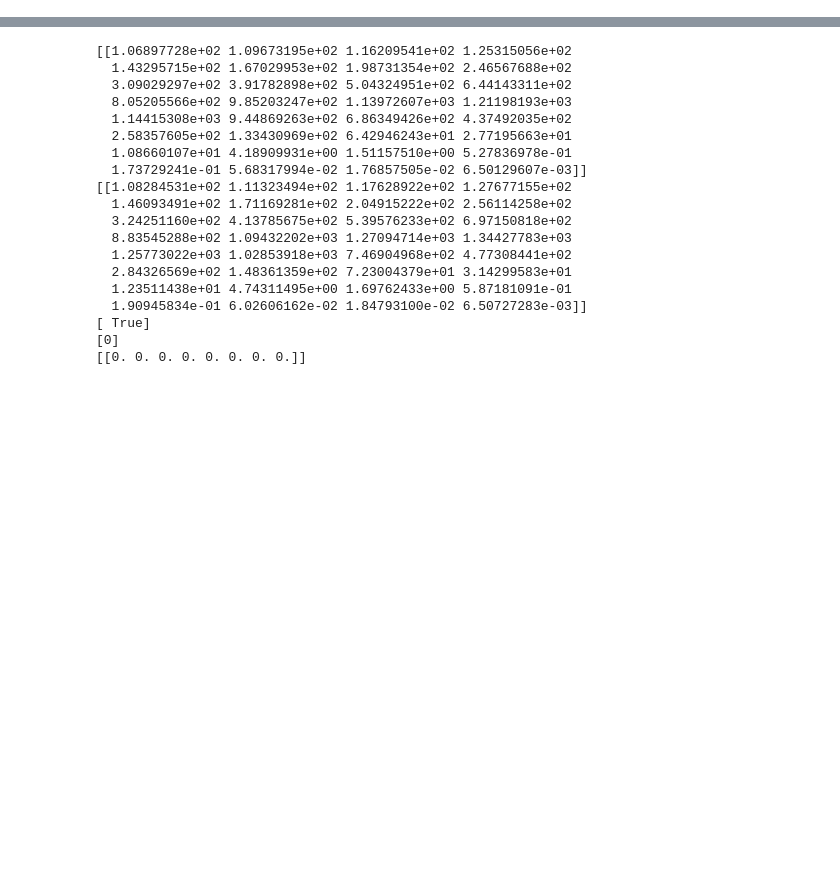
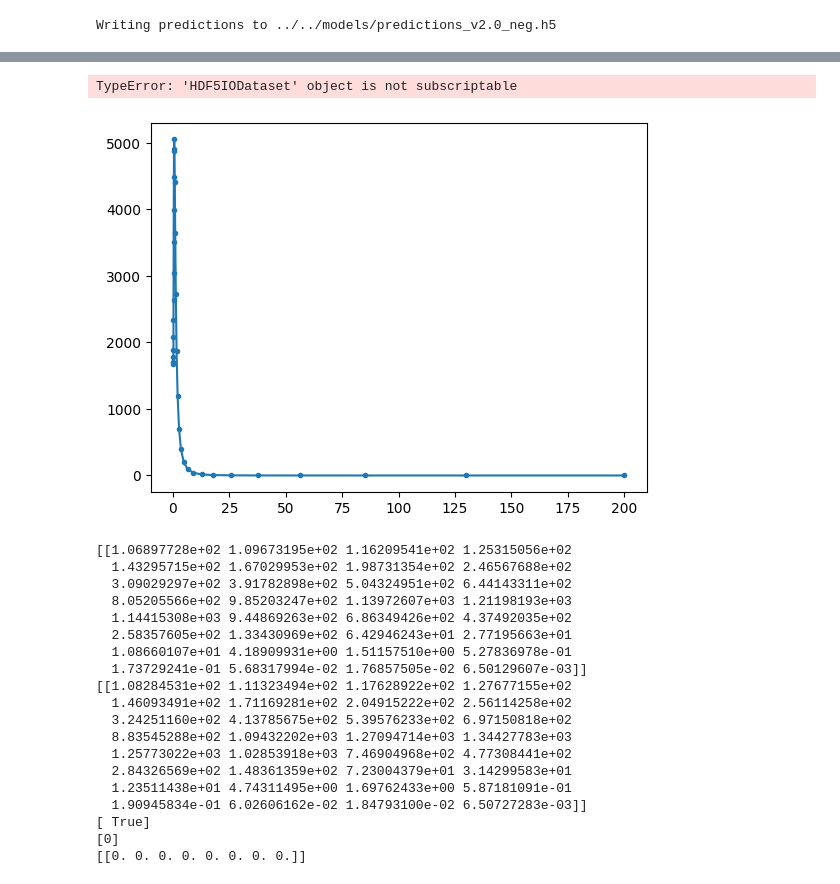
Before and after one commit to hawaii-ai/GalacticCosmicRays, a Jupyter notebook: 2023/analysis/analyze_nn.ipynb, the cells around one changed output, grey strips where cells are left out. Cells and saved outputs as stored; diff of their text form; code cells hidden in the pictures; blank space fills up the shorter version.

```diff
--- a/2023/analysis/analyze_nn.ipynb
+++ b/2023/analysis/analyze_nn.ipynb
@@ -84,19 +185,34 @@ yhat = model.predict(xbatch)
+# %%
+# Create h5 file in model directory
+model_dir = os.path.dirname(model_path)
+h5_path = f'{model_dir}/predictions_{model_version}_{polarity}.h5'
+
+print(f'Writing predictions to {h5_path}')
+with h5py.File(h5_path, 'w') as predictions:
+    predictions.create_dataset('predictions', data=pred)
+    predictions.create_dataset('train_1_test_0_neither_2', data=train_test_neither)
+    predictions.create_dataset('imodel', data=imodel)
+    predictions.create_dataset('ipar', data=ipar)
+    predictions.create_dataset('vseq', data=vseq)
+    predictions.create_dataset('quality', data=quality)
+# %% [output]
+Writing predictions to ../../models/predictions_v2.0_neg.h5
 # %%
-import matplotlib.pyplot as plt
-sys.path.append('../')
-import utils
+npi = train.as_numpy_iterator()
+xbatch = npi.next()
+yhat = model.predict(xbatch)
 
-plt.plot(preprocess.RIGIDITY_VALS, yhat[0,:], marker='.', label='pred')
-plt.plot(preprocess.RIGIDITY_VALS, y[0,:], marker='.', label='target')
+plt.plot(preprocess.preprocess.RIGIDITY_VALS, utils.untransform_output(yhat[0,:]), marker='.', label='pred')
+plt.plot(preprocess.preprocess.RIGIDITY_VALS, utils.untransform_output(y[0,:]), marker='.', label='target')
 plt.legend()
 
-plt.figure(2)
-plt.plot(preprocess.RIGIDITY_VALS, utils.untransform_output(yhat[0,:]), marker='.', label='pred')
-plt.plot(preprocess.RIGIDITY_VALS, utils.untransform_output(y[0,:]), marker='.', label='target')
-plt.legend()
+# plt.figure(2)
+# plt.plot(preprocess.preprocess.RIGIDITY_VALS, utils.untransform_output(yhat[0,:]), marker='.', label='pred')
+# plt.plot(preprocess.preprocess.RIGIDITY_VALS, utils.untransform_output(y[0,:]), marker='.', label='target')
+# plt.legend()
 
-plt.figure(3)
-plt.loglog(preprocess.RIGIDITY_VALS, utils.untransform_output(yhat[0,:]), marker='.', label='pred')
-plt.loglog(preprocess.RIGIDITY_VALS, utils.untransform_output(y[0,:]), marker='.', label='target')
-plt.legend()
+# plt.figure(3)
+# plt.loglog(preprocess.preprocess.RIGIDITY_VALS, utils.untransform_output(yhat[0,:]), marker='.', label='pred')
+# plt.loglog(preprocess.preprocess.RIGIDITY_VALS, utils.untransform_output(y[0,:]), marker='.', label='target')
+# plt.legend()
 # %% [output]
@@ -104,3 +220,5 @@ Error:
+TypeError: 'HDF5IODataset' object is not subscriptable
+[figure, added]
 # %%
 # Quick check of paredictions.
 N = 1
```
Also changed, not shown: parts of 7 cells of this notebook, 9 other files.
